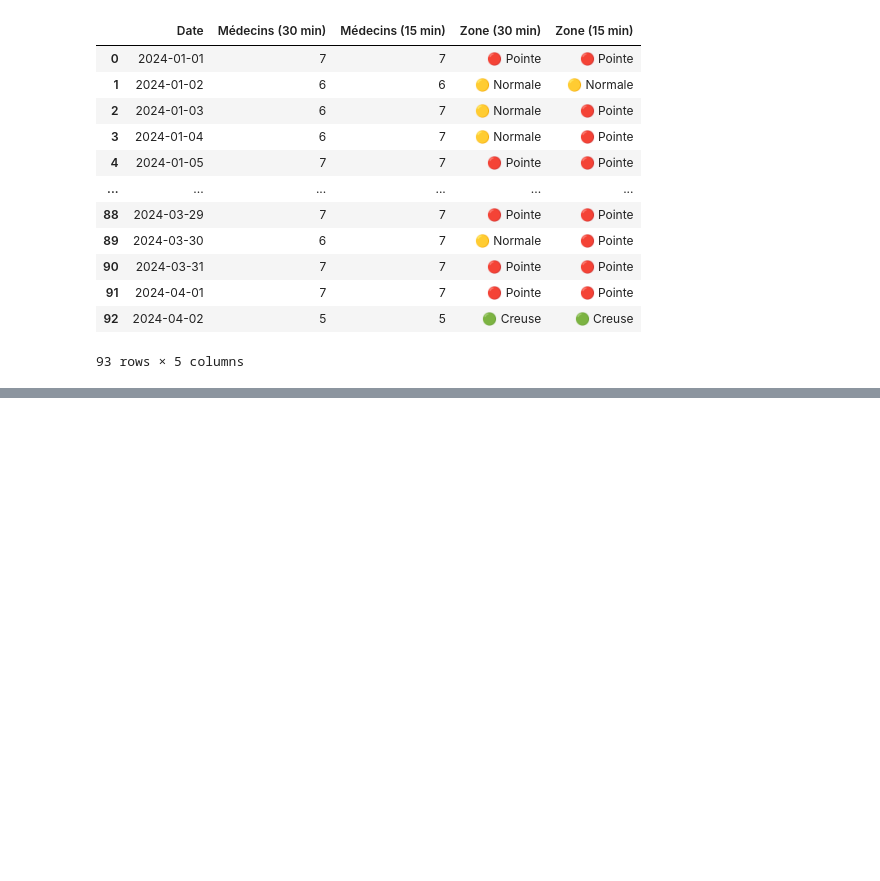
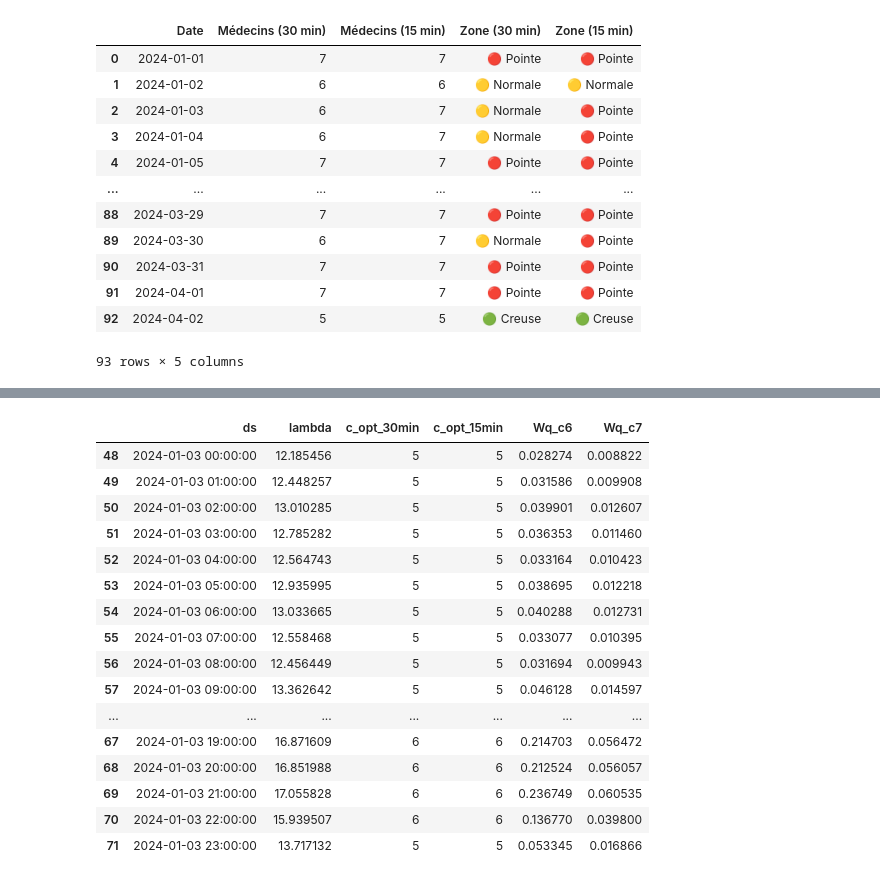
Before and after one commit to John-dotcom-cyber/hospital-emergency-optimizer, a Jupyter notebook: notebooks/prediction/prediction_basique.ipynb, the cells around one changed output, grey strips where cells are left out. Drawn from its saved outputs; the diff is of its cells as text; code cells hidden in the pictures; blank space fills up the shorter version.

```diff
--- a/notebooks/prediction/prediction_basique.ipynb
+++ b/notebooks/prediction/prediction_basique.ipynb
@@ -507,0 +536,10 @@ daily_cost
+# %%
+mmc["week"] = mmc["ds"].dt.isocalendar().week
+
+weekly_summary = mmc.groupby("week").agg({
+    "c_opt_30min": "max",
+    "c_opt_15min": "max"
+}).reset_index()
+
+weekly_summary.columns = ["Semaine", "Médecins (30 min)", "Médecins (15 min)"]
+weekly_summary
@@ -507,0 +573,27 @@ daily_cost
+# %%
+cost_doc = 80
+cost_wait = 20
+
+def total_cost(lmbda, mu_doc, c):
+    rho, Wq = mmc_metrics(lmbda, mu_doc, c)
+    return c * cost_doc + lmbda * Wq * cost_wait
+
+mmc["cost_30min"] = [
+    total_cost(lmbda, mu_doc, c)
+    for lmbda, c in zip(mmc["lambda"], mmc["c_opt_30min"])
+]
+
+mmc["cost_15min"] = [
+    total_cost(lmbda, mu_doc, c)
+    for lmbda, c in zip(mmc["lambda"], mmc["c_opt_15min"])
+]
+
+daily_cost = mmc.groupby(mmc["ds"].dt.date).agg({
+    "cost_30min": "sum",
+    "cost_15min": "sum"
+}).reset_index()
+
+daily_cost.columns = ["Date", "Coût total (30 min)", "Coût total (15 min)"]
+
+full_daily = daily_summary.merge(daily_cost, on="Date")
+full_daily
@@ -507,0 +654,23 @@ daily_cost
+# %%
+day = pd.to_datetime("2024-01-03").date()
+df_day = mmc[mmc["ds"].dt.date == day]
+
+df_day[["ds", "lambda", "c_opt_30min", "c_opt_15min", "Wq_c6", "Wq_c7"]]
+# %% [output]
+|  | ds | lambda | c_opt_30min | c_opt_15min | Wq_c6 | Wq_c7 |
+| 48 | 2024-01-03 00:00:00 | 12.185456 | 5 | 5 | 0.028274 | 0.008822 |
+| 49 | 2024-01-03 01:00:00 | 12.448257 | 5 | 5 | 0.031586 | 0.009908 |
+| 50 | 2024-01-03 02:00:00 | 13.010285 | 5 | 5 | 0.039901 | 0.012607 |
+| 51 | 2024-01-03 03:00:00 | 12.785282 | 5 | 5 | 0.036353 | 0.011460 |
+| 52 | 2024-01-03 04:00:00 | 12.564743 | 5 | 5 | 0.033164 | 0.010423 |
+| 53 | 2024-01-03 05:00:00 | 12.935995 | 5 | 5 | 0.038695 | 0.012218 |
+| 54 | 2024-01-03 06:00:00 | 13.033665 | 5 | 5 | 0.040288 | 0.012731 |
+| 55 | 2024-01-03 07:00:00 | 12.558468 | 5 | 5 | 0.033077 | 0.010395 |
+| 56 | 2024-01-03 08:00:00 | 12.456449 | 5 | 5 | 0.031694 | 0.009943 |
+| 57 | 2024-01-03 09:00:00 | 13.362642 | 5 | 5 | 0.046128 | 0.014597 |
+| ... | ... | ... | ... | ... | ... | ... |
+| 67 | 2024-01-03 19:00:00 | 16.871609 | 6 | 6 | 0.214703 | 0.056472 |
+| 68 | 2024-01-03 20:00:00 | 16.851988 | 6 | 6 | 0.212524 | 0.056057 |
+| 69 | 2024-01-03 21:00:00 | 17.055828 | 6 | 6 | 0.236749 | 0.060535 |
+| 70 | 2024-01-03 22:00:00 | 15.939507 | 6 | 6 | 0.136770 | 0.039800 |
+| 71 | 2024-01-03 23:00:00 | 13.717132 | 5 | 5 | 0.053345 | 0.016866 |
```
Also changed, not shown: parts of 45 cells of this notebook, 7 other files.
